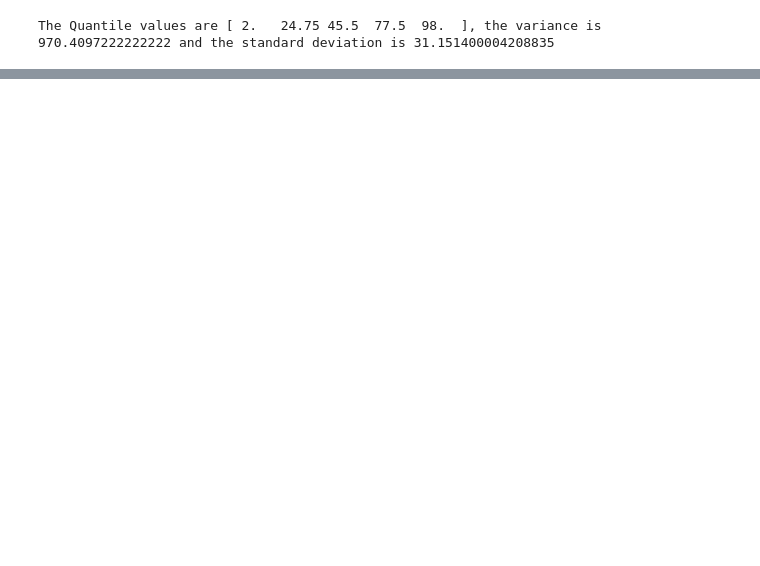
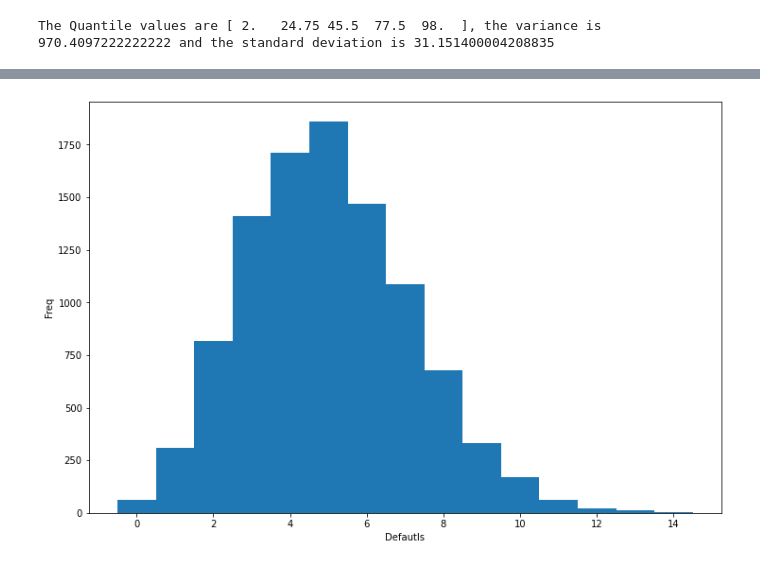
Before and after one commit to GaikwadChinmay/Statistics, a Jupyter notebook: Statistics with Python.ipynb, the cells around one changed output, grey strips where cells are left out. Drawn from its saved outputs; the diff is of its cells as text; code cells hidden in the pictures; blank space fills up the shorter version.

```diff
--- a/Statistics with Python.ipynb
+++ b/Statistics with Python.ipynb
@@ -92,0 +136,14 @@ The Quantile values are [ 2.   24.75 45.5  77.5  98.  ], the variance is 970.409
+# %%
+# Take 10,000 samples out of the binomial distribution: n_defaults
+n_defaults = np.random.binomial(p=0.05,n=100, size=10000)
+# Compute bin edges: bins
+bins = np.arange(0, max(n_defaults) + 1.5) - 0.5
+plt.figure(figsize=(12,8))
+# Generate histogram
+_ = plt.hist(n_defaults, bins=bins)
+_ = plt.xlabel('Defautls')
+_ = plt.ylabel('Freq')
+# Show the plot
+plt.show()
+# %% [output]
+[figure, added]
```
Also changed, not shown: parts of 17 cells of this notebook.
